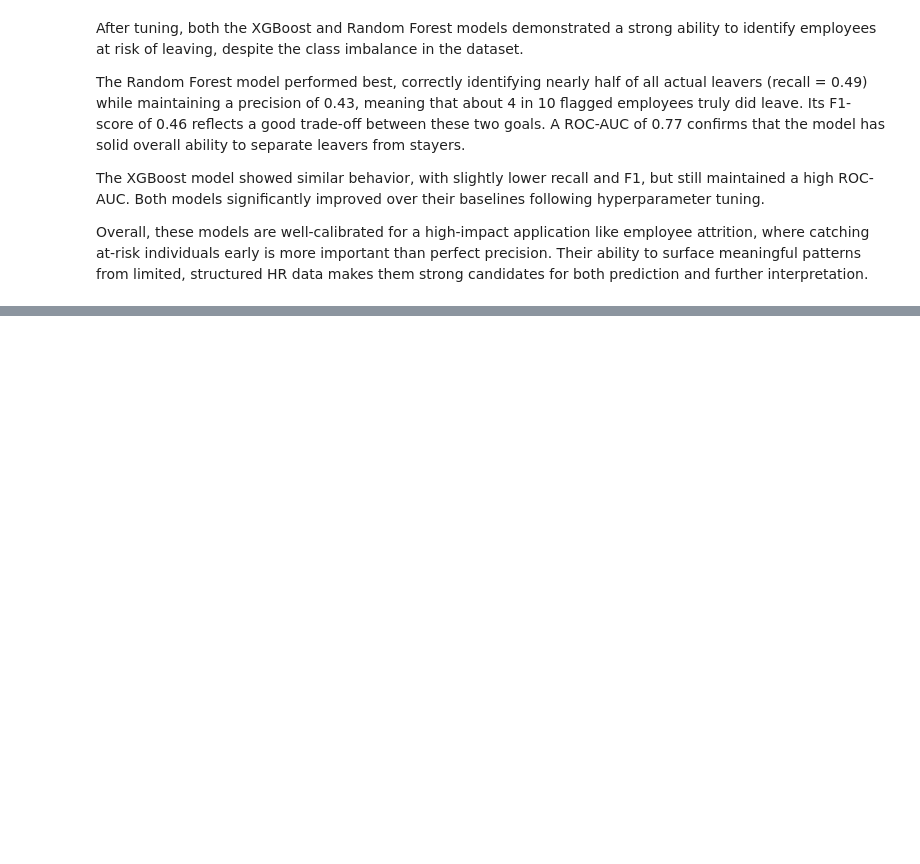
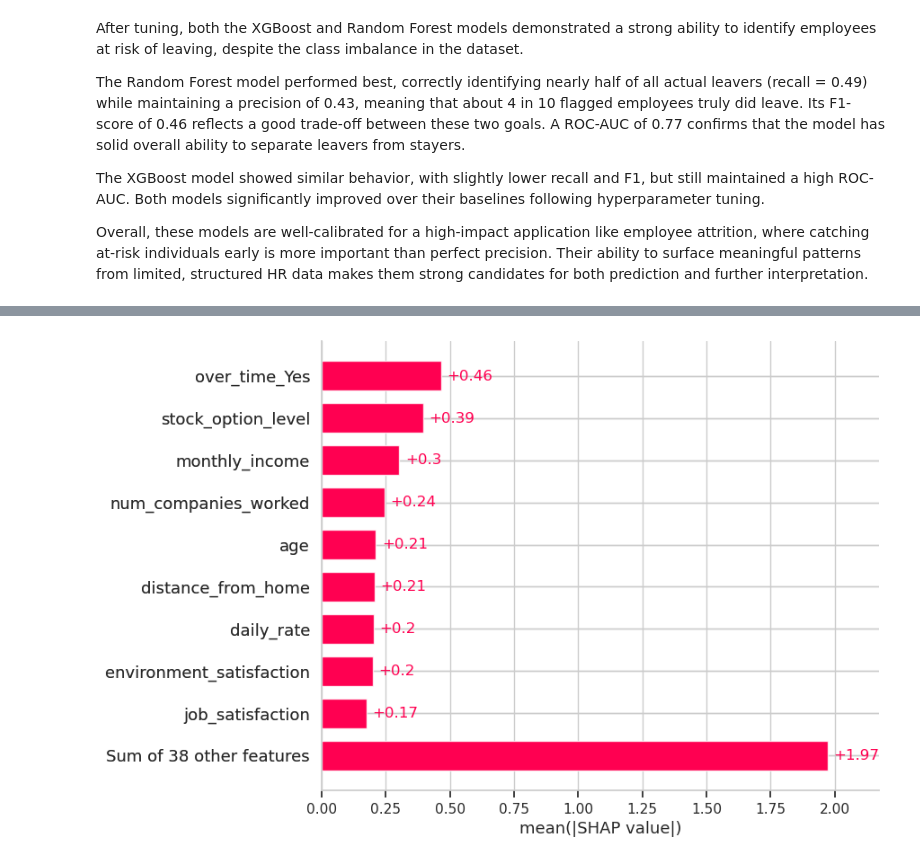
Before and after one commit to robertomulliadi/employee-attrition-prediction, a Jupyter notebook: notebooks/modeling.ipynb, the cells around one changed output, grey strips where cells are left out. Cells and saved outputs as stored; diff of their text form; code cells hidden in the pictures; blank space fills up the shorter version.

```diff
--- a/notebooks/modeling.ipynb
+++ b/notebooks/modeling.ipynb
@@ -346,0 +388,4 @@ Overall, these models are well-calibrated for a high-impact application like emp
+# %%
+shap.plots.bar(shap_values)
+# %% [output]
+[figure, added]
```
Also changed, not shown: parts of 9 cells of this notebook.
